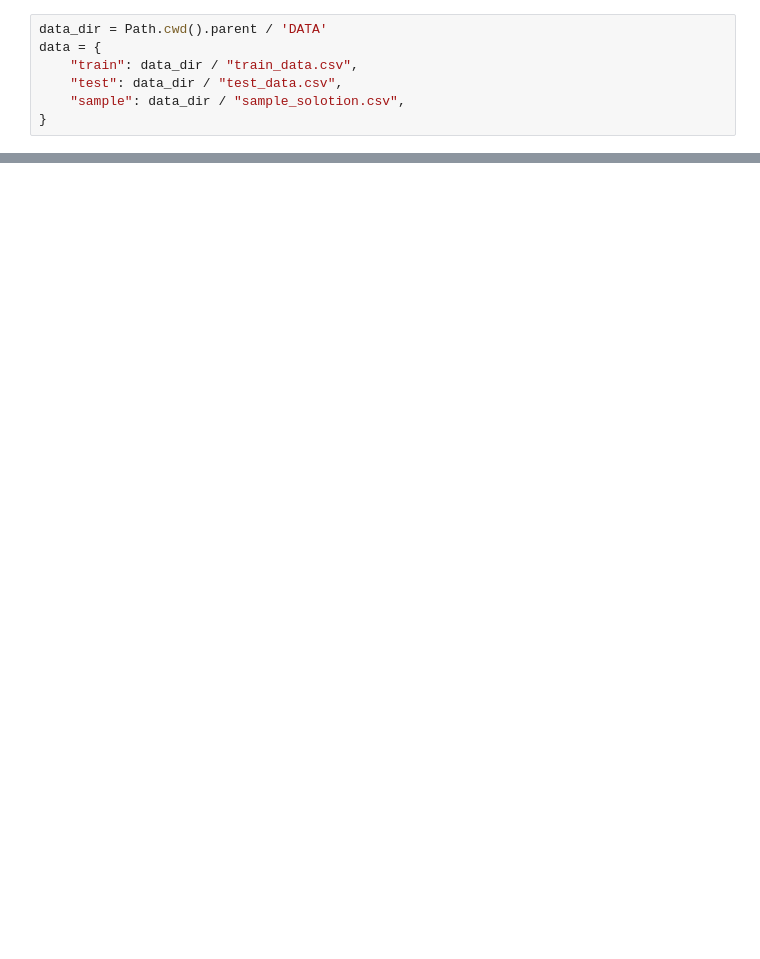
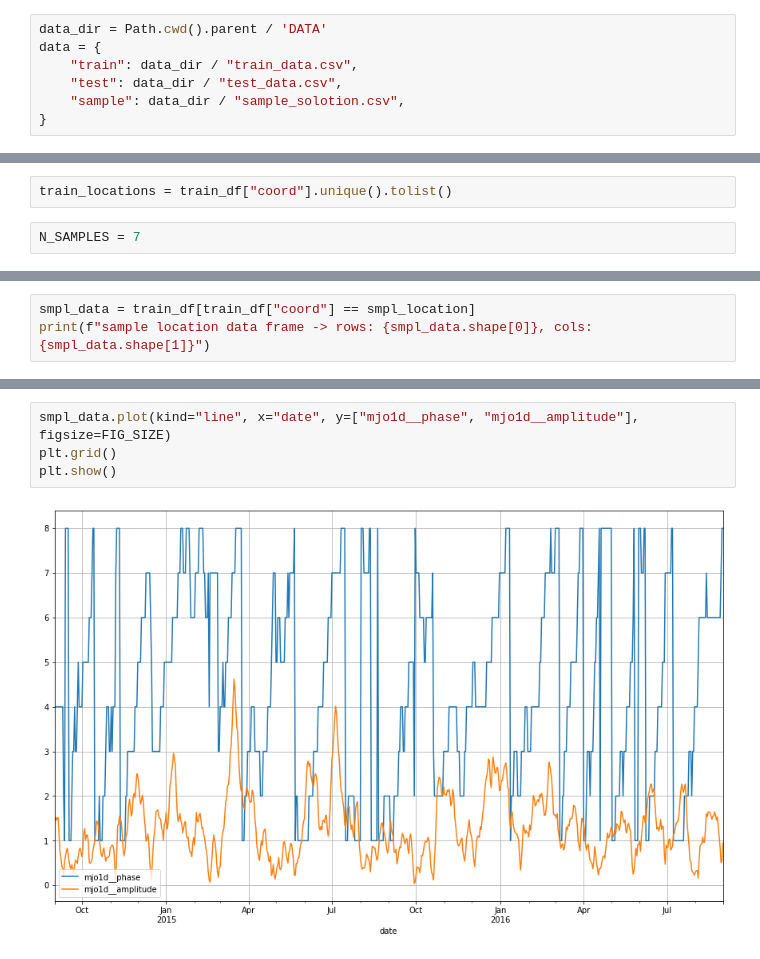
Before and after one commit to ahashmi/wids-2023, a Jupyter notebook: notebooks/wids000_explore.ipynb, the cells around one changed output, grey strips where cells are left out. Drawn from its saved outputs; the diff is of its cells as text; blank space fills up the shorter version.

```diff
--- a/notebooks/wids000_explore.ipynb
+++ b/notebooks/wids000_explore.ipynb
@@ -40,0 +98,4 @@ train_df[target].plot(kind="line", figsize=(20,12))
+# %%
+train_locations = train_df["coord"].unique().tolist()
+# %%
+N_SAMPLES = 7
@@ -40,0 +183,3 @@ train_df[target].plot(kind="line", figsize=(20,12))
+# %%
+smpl_data = train_df[train_df["coord"] == smpl_location]
+print(f"sample location data frame -> rows: {smpl_data.shape[0]}, cols: {smpl_data.shape[1]}")
@@ -40,0 +307,6 @@ train_df[target].plot(kind="line", figsize=(20,12))
+# %%
+smpl_data.plot(kind="line", x="date", y=["mjo1d__phase", "mjo1d__amplitude"], figsize=FIG_SIZE)
+plt.grid()
+plt.show()
+# %% [output]
+[figure, added]
```
Also changed, not shown: parts of 19 cells of this notebook.
